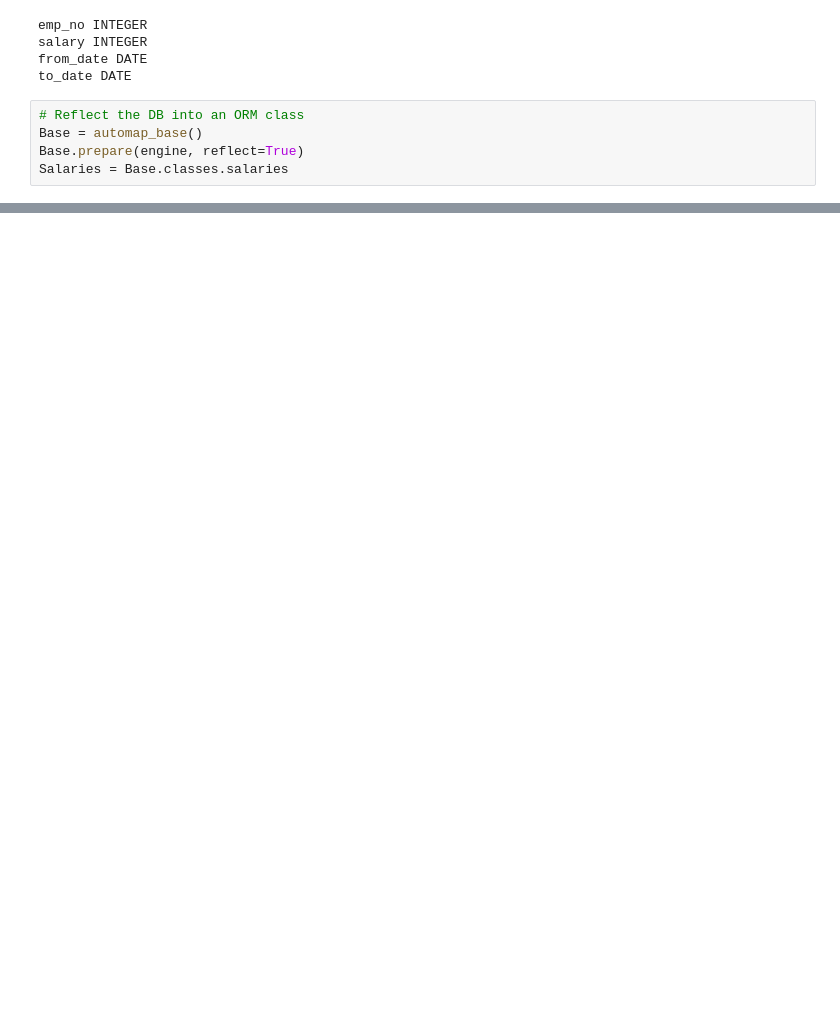
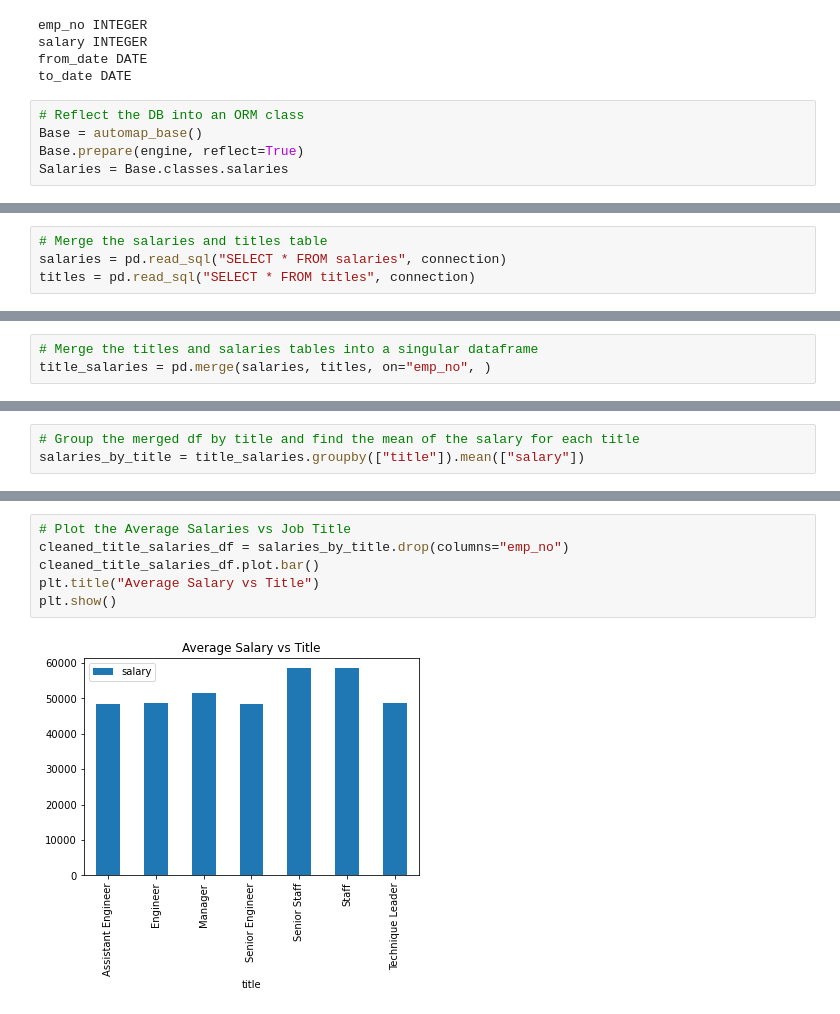
Before and after one commit to michaellegg16/Employee-Research-SQL, a Jupyter notebook: Bonus/main.ipynb, the cells around one changed output, grey strips where cells are left out. Drawn from its saved outputs; the diff is of its cells as text; blank space fills up the shorter version.

```diff
--- a/Bonus/main.ipynb
+++ b/Bonus/main.ipynb
@@ -68,0 +77,4 @@ plt.show()
+# %%
+# Merge the salaries and titles table
+salaries = pd.read_sql("SELECT * FROM salaries", connection)
+titles = pd.read_sql("SELECT * FROM titles", connection)
@@ -68,0 +91,3 @@ plt.show()
+# %%
+# Merge the titles and salaries tables into a singular dataframe
+title_salaries = pd.merge(salaries, titles, on="emp_no", )
@@ -68,0 +104,3 @@ plt.show()
+# %%
+# Group the merged df by title and find the mean of the salary for each title
+salaries_by_title = title_salaries.groupby(["title"]).mean(["salary"])
@@ -68,0 +118,8 @@ plt.show()
+# %%
+# Plot the Average Salaries vs Job Title
+cleaned_title_salaries_df = salaries_by_title.drop(columns="emp_no")
+cleaned_title_salaries_df.plot.bar()
+plt.title("Average Salary vs Title")
+plt.show()
+# %% [output]
+[figure, added]
```
Also changed, not shown: parts of 15 cells of this notebook.
